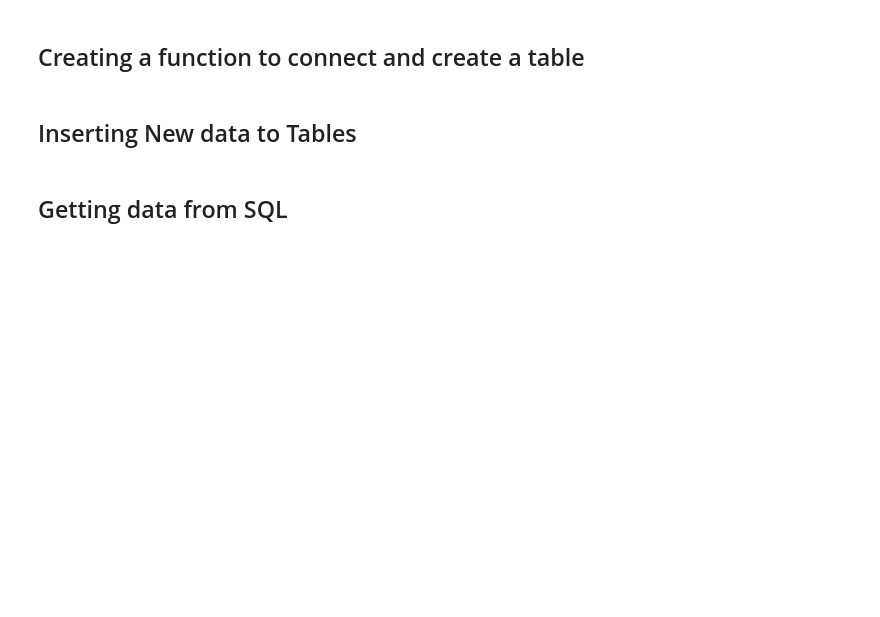
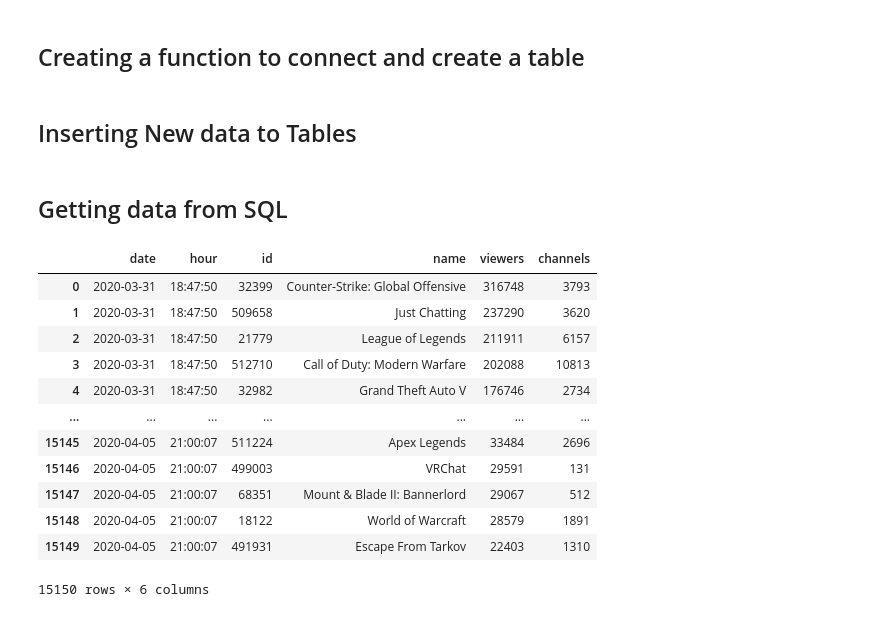
Before and after one commit to luisgzaparolli/Ironhack, a Jupyter notebook: Projects/MiniProject_3/Games/Twitch API & Steam Web Scrapping - Games database.ipynb, the cells around one changed output. Saved outputs shown, nothing was run; the diff lists cells and outputs as text; code cells hidden in the pictures; blank space fills up the shorter version.

```diff
--- a/Projects/MiniProject_3/Games/Twitch API & Steam Web Scrapping - Games database.ipynb
+++ b/Projects/MiniProject_3/Games/Twitch API & Steam Web Scrapping - Games database.ipynb
@@ -389,0 +395,16 @@ update_table(title = 'steam_playersonline', df = players_online)
+# %%
+game_viewers
+# %% [output]
+|  | date | hour | id | name | viewers | channels |
+| 0 | 2020-03-31 | 18:47:50 | 32399 | Counter-Strike: Global Offensive | 316748 | 3793 |
+| 1 | 2020-03-31 | 18:47:50 | 509658 | Just Chatting | 237290 | 3620 |
+| 2 | 2020-03-31 | 18:47:50 | 21779 | League of Legends | 211911 | 6157 |
+| 3 | 2020-03-31 | 18:47:50 | 512710 | Call of Duty: Modern Warfare | 202088 | 10813 |
+| 4 | 2020-03-31 | 18:47:50 | 32982 | Grand Theft Auto V | 176746 | 2734 |
+| ... | ... | ... | ... | ... | ... | ... |
+| 15145 | 2020-04-05 | 21:00:07 | 511224 | Apex Legends | 33484 | 2696 |
+| 15146 | 2020-04-05 | 21:00:07 | 499003 | VRChat | 29591 | 131 |
+| 15147 | 2020-04-05 | 21:00:07 | 68351 | Mount & Blade II: Bannerlord | 29067 | 512 |
+| 15148 | 2020-04-05 | 21:00:07 | 18122 | World of Warcraft | 28579 | 1891 |
+| 15149 | 2020-04-05 | 21:00:07 | 491931 | Escape From Tarkov | 22403 | 1310 |
+15150 rows × 6 columns
```
Also changed, not shown: parts of 11 cells of this notebook, 17 other files.
